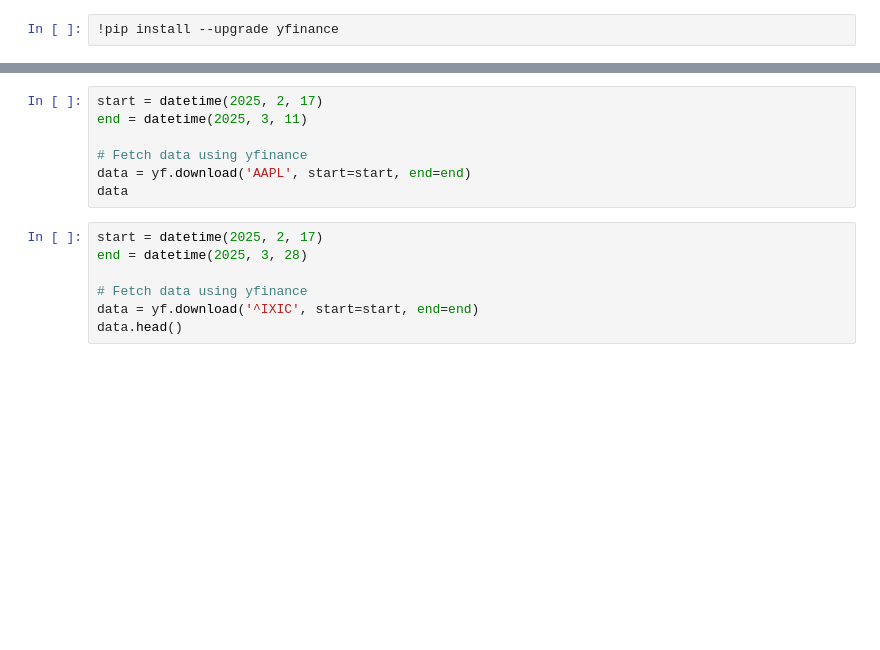
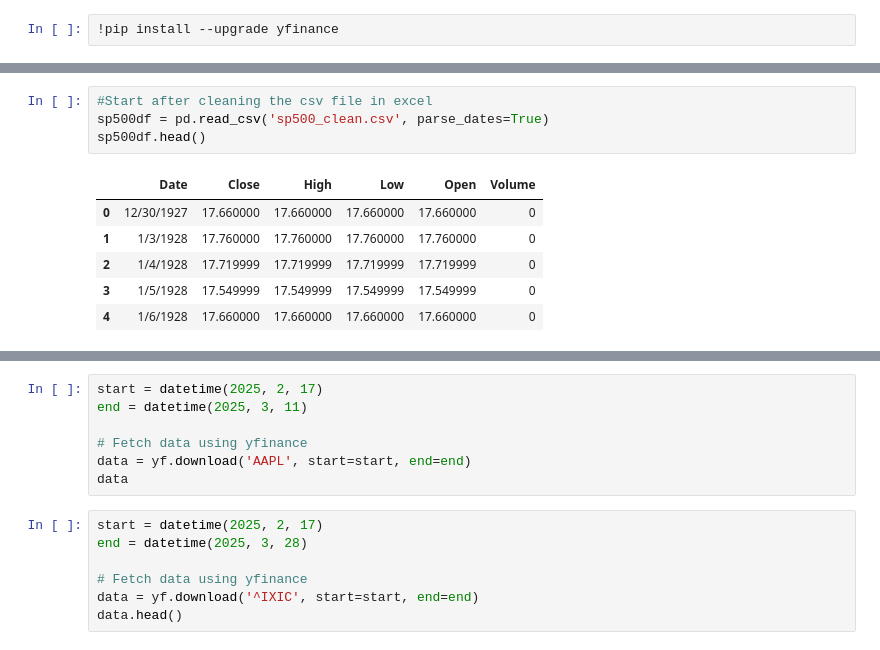
Before and after one commit to d3lyan/UNWE, a Jupyter notebook: Thesis.ipynb, the cells around one changed output, grey strips where cells are left out. Cells and saved outputs as stored; diff of their text form; blank space fills up the shorter version.

```diff
--- a/Thesis.ipynb
+++ b/Thesis.ipynb
@@ -16,0 +47,11 @@ sp500df.head()
+# %%
+#Start after cleaning the csv file in excel
+sp500df = pd.read_csv('sp500_clean.csv', parse_dates=True)
+sp500df.head()
+# %% [output]
+|  | Date | Close | High | Low | Open | Volume |
+| 0 | 12/30/1927 | 17.660000 | 17.660000 | 17.660000 | 17.660000 | 0 |
+| 1 | 1/3/1928 | 17.760000 | 17.760000 | 17.760000 | 17.760000 | 0 |
+| 2 | 1/4/1928 | 17.719999 | 17.719999 | 17.719999 | 17.719999 | 0 |
+| 3 | 1/5/1928 | 17.549999 | 17.549999 | 17.549999 | 17.549999 | 0 |
+| 4 | 1/6/1928 | 17.660000 | 17.660000 | 17.660000 | 17.660000 | 0 |
```
Also changed, not shown: parts of 11 cells of this notebook, 1 other file.
